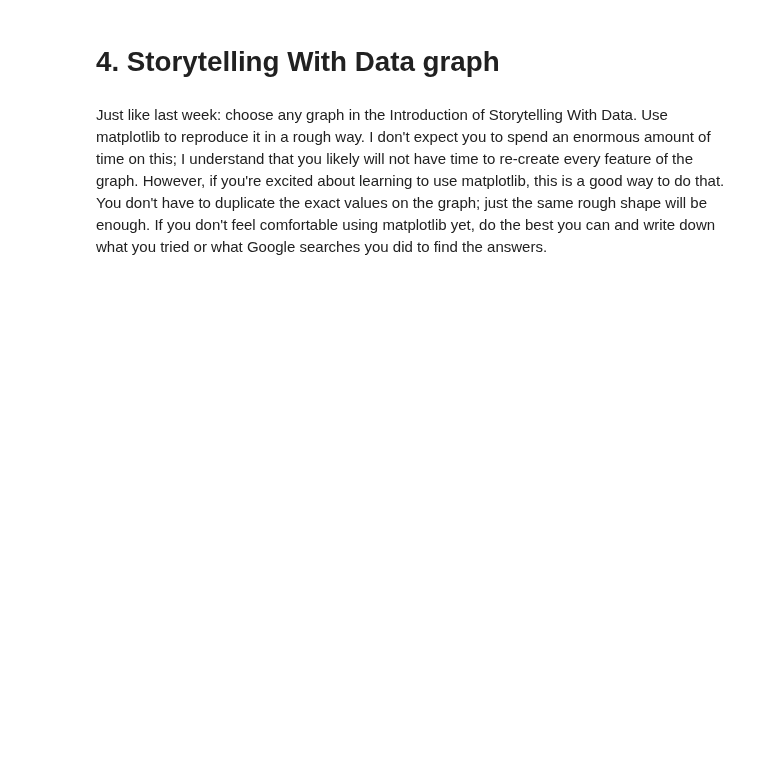
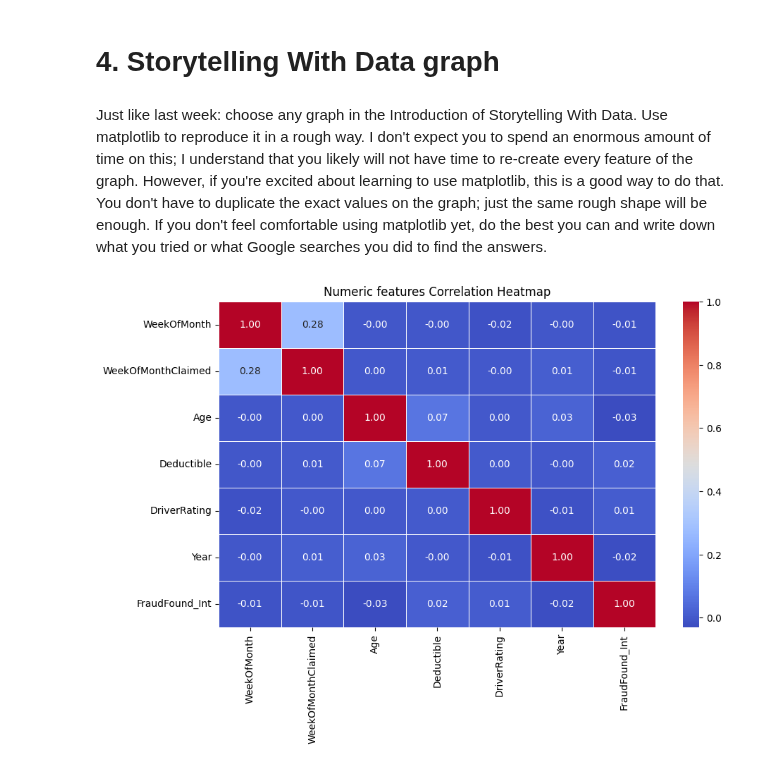
Before and after one commit to SergeyNelyapenkoBU/2025-spring-B2, a Jupyter notebook: OMDS-ModB2-Week2-Nelyapenko-Sergey.ipynb, the cells around one changed output. Saved outputs shown, nothing was run; the diff lists cells and outputs as text; code cells hidden in the pictures; blank space fills up the shorter version.

```diff
--- a/OMDS-ModB2-Week2-Nelyapenko-Sergey.ipynb
+++ b/OMDS-ModB2-Week2-Nelyapenko-Sergey.ipynb
@@ -283,3 +297,20 @@ dataset_encoded.head()
 # 4. Storytelling With Data graph
 # %% [markdown]
 Just like last week: choose any graph in the Introduction of Storytelling With Data. Use matplotlib to reproduce it in a rough way. I don't expect you to spend an enormous amount of time on this; I understand that you likely will not have time to re-create every feature of the graph. However, if you're excited about learning to use matplotlib, this is a good way to do that. You don't have to duplicate the exact values on the graph; just the same rough shape will be enough.  If you don't feel comfortable using matplotlib yet, do the best you can and write down what you tried or what Google searches you did to find the answers.
+# %%
+# Feature Correlation Heatmap
+# use only numeric features for the heat map
+# do not use `PolicyNumber` and `RepNumber`, leaving them for the numerologists.
+df_numeric = dataset.select_dtypes(include=['number']).drop(columns=['PolicyNumber', 'RepNumber'])
+
+# plot heatmap
+plt.figure(figsize=(10, 6))
+sns.heatmap(df_numeric.corr(), annot=True, fmt=".2f", cmap="coolwarm", linewidths=0.5)
+
+# add title
+plt.title("Numeric features Correlation Heatmap")
+
+# show the heatmap
+plt.show()
+# %% [output]
+[figure, added]
```
Also changed, not shown: parts of 16 cells of this notebook.
